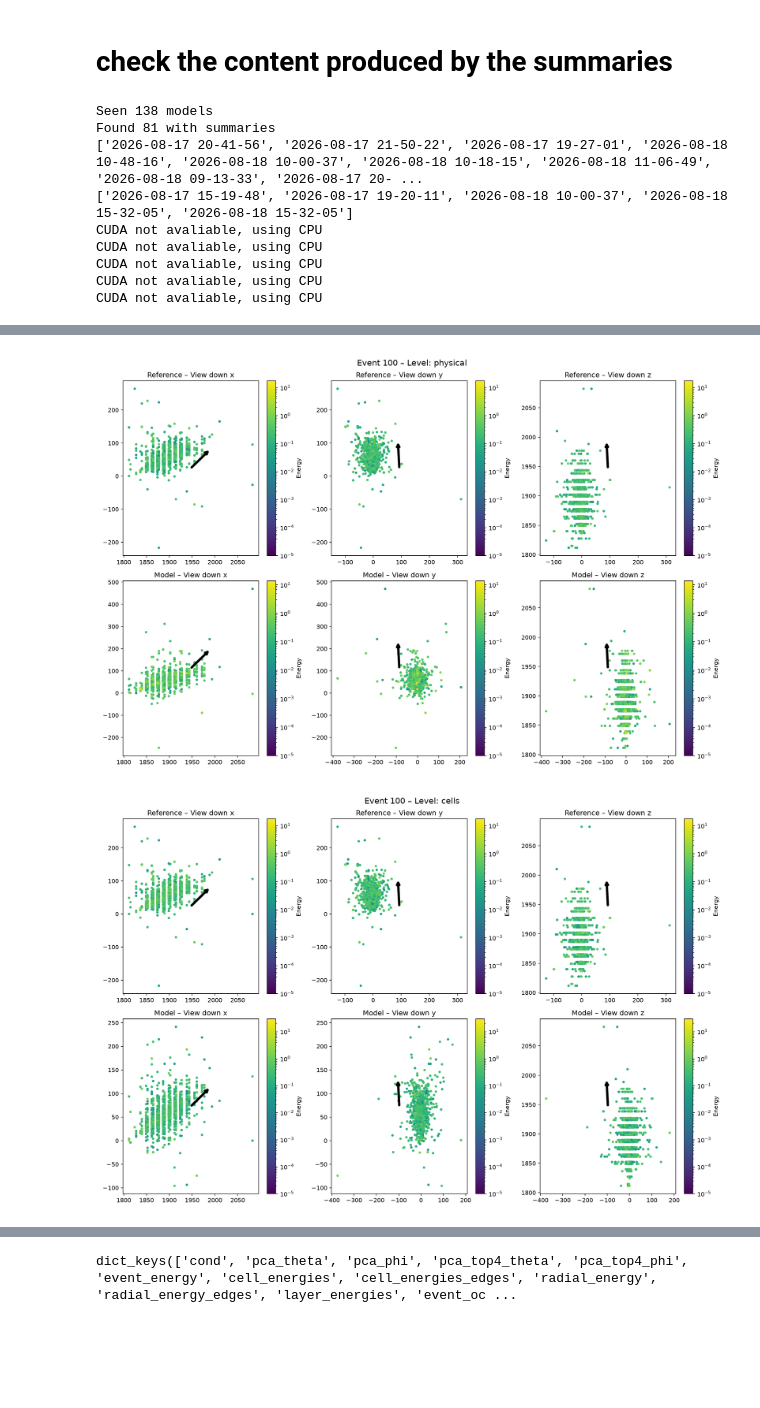
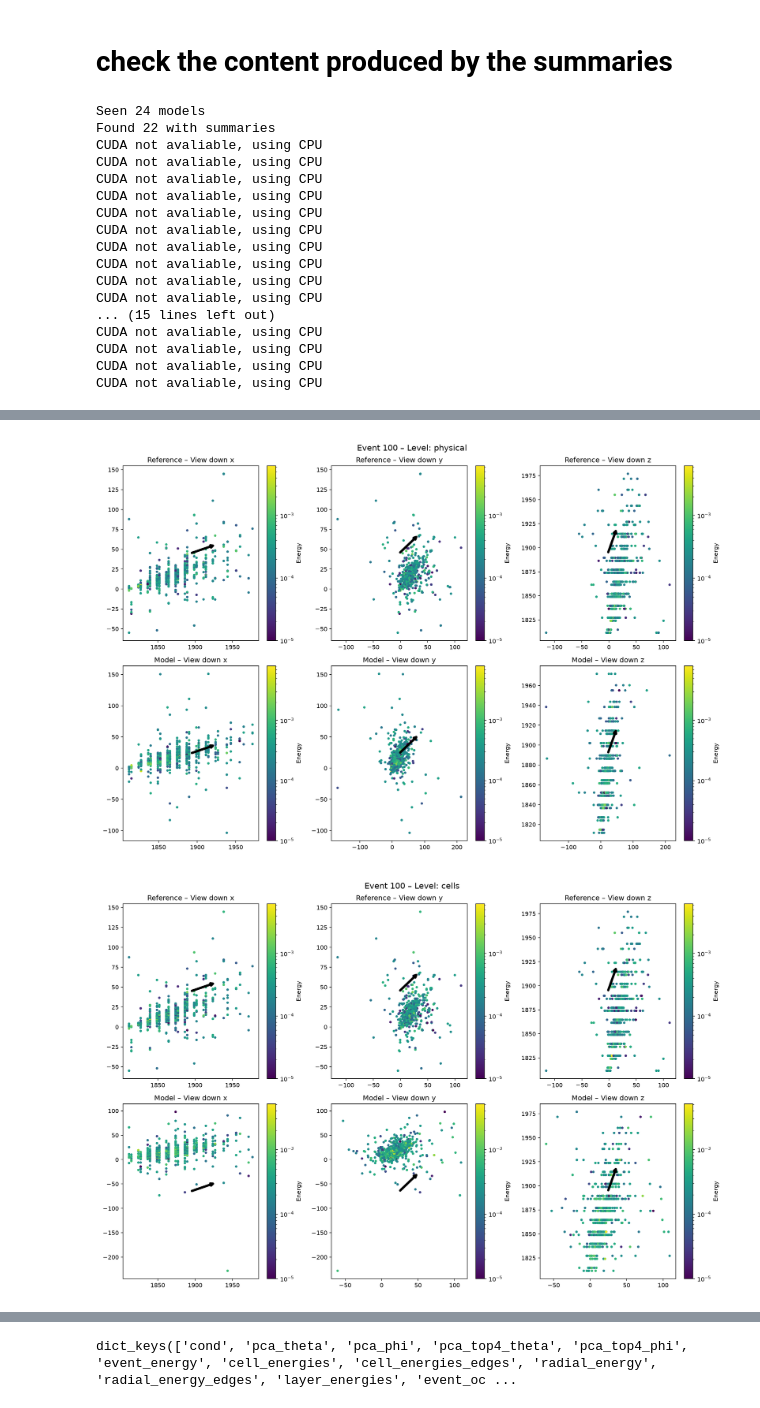
Before and after one commit to HenryDayHall/CaloCloudi, a Jupyter notebook: scripts/check_summary.ipynb, the cells around one changed output, grey strips where cells are left out. Saved outputs shown, nothing was run; the diff lists cells and outputs as text; code cells hidden in the pictures; blank space fills up the shorter version.

Commit message:
Can train the student

```diff
--- a/scripts/check_summary.ipynb
+++ b/scripts/check_summary.ipynb
@@ -13,9 +13,9 @@ from IPython.display import Image, display
 #log_dir = "/data/dust/user/dayhallh/data/CaloClouds_diffusion/old_logs_3/2026_08_17__15_20_42/"  # sim
 #log_dir = "/data/dust/user/dayhallh/data/CaloClouds_diffusion/old_logs_3/2026_08_17__15_21_09/"  # geant_4
 
-# First ones that worked
-log_dir = "/data/dust/user/dayhallh/data/CaloClouds_diffusion/logs/2026_08_17__15_19_32"  # padded photon 1
-#log_dir = "/data/dust/user/dayhallh/data/CaloClouds_diffusion/logs/2026_08_17__19_06_34/" # Padded_All 1
+# First ones that (kinda) worked
+#log_dir = "/data/dust/user/dayhallh/data/CaloClouds_diffusion/logs/2026_08_17__15_19_32"  # padded photon 1
+#log_dir = "/data/dust/user/dayhallh/data/CaloClouds_diffusion/logs/2026_08_17__19_06_34/" # Padded_All 1, training ended, not that good
 
 # Poor starting choices
 #log_dir = "/data/dust/user/dayhallh/data/CaloClouds_diffusion/old_logs_4/2026_08_18__09_27_22/" # Padded photon 2
@@ -23,7 +23,7 @@ log_dir = "/data/dust/user/dayhallh/data/CaloClouds_diffusion/logs/2026_08_17__1
 
 # latest with good starting choices
 #log_dir = "/data/dust/user/dayhallh/data/CaloClouds_diffusion/logs/2026_08_18__12_06_30/" # padded photons 3
-#log_dir = "/data/dust/user/dayhallh/data/CaloClouds_diffusion/logs/2026_08_18__12_06_34/" # padded all 3
+log_dir = "/data/dust/user/dayhallh/data/CaloClouds_diffusion/logs/2026_08_18__12_06_34/" # padded all 3
 
 
 all_model_paths = glob.glob(os.path.join(log_dir, "checkpoints", "*model.pt"))
@@ -43,6 +43,7 @@ infos = []
 for path in model_paths:
     date = path.split('/')[-1][:19].replace('_', ' ')
     dates.append(date)
+    config = Sampler.get_config_from_model_path(path)
     ds_path = config['data']['dataset_path']
     info = f'{os.path.basename(ds_path).format("*")}'
     if path.endswith("_ema_model.pt"):
@@ -78,12 +79,20 @@ for model_path in model_paths[::-1]:
     except FileNotFoundError:
         continue
 # %% [output]
-Seen 138 models
-Found 81 with summaries
-['2026-08-17 20-41-56', '2026-08-17 21-50-22', '2026-08-17 19-27-01', '2026-08-18 10-48-16', '2026-08-18 10-00-37', '2026-08-18 10-18-15', '2026-08-18 11-06-49', '2026-08-18 09-13-33', '2026-08-17 20- ...
-['2026-08-17 15-19-48', '2026-08-17 19-20-11', '2026-08-18 10-00-37', '2026-08-18 15-32-05', '2026-08-18 15-32-05']
+Seen 24 models
+Found 22 with summaries
 CUDA not avaliable, using CPU
 CUDA not avaliable, using CPU
 CUDA not avaliable, using CPU
 CUDA not avaliable, using CPU
 CUDA not avaliable, using CPU
+CUDA not avaliable, using CPU
+CUDA not avaliable, using CPU
+CUDA not avaliable, using CPU
+CUDA not avaliable, using CPU
+CUDA not avaliable, using CPU
+... (15 lines left out)
+CUDA not avaliable, using CPU
+CUDA not avaliable, using CPU
+CUDA not avaliable, using CPU
+CUDA not avaliable, using CPU
@@ -91,5 +100,5 @@ CUDA not avaliable, using CPU
-[figure, old version]
+[figure, new version]
-[figure, old version]
+[figure, new version]
 # %%
 ref_paths = ["/data/dust/user/dayhallh/data/CaloClouds_diffusion/precalculated_reference/geant4_/pretest_Total1000_NoPick.npz",
              "/data/dust/user/dayhallh/data/CaloClouds_diffusion/precalculated_reference/Padded_photon_full_/pretest_Total1000_NoPick.npz",
```
Also changed, not shown: parts of 4 cells of this notebook, 3 other files.
